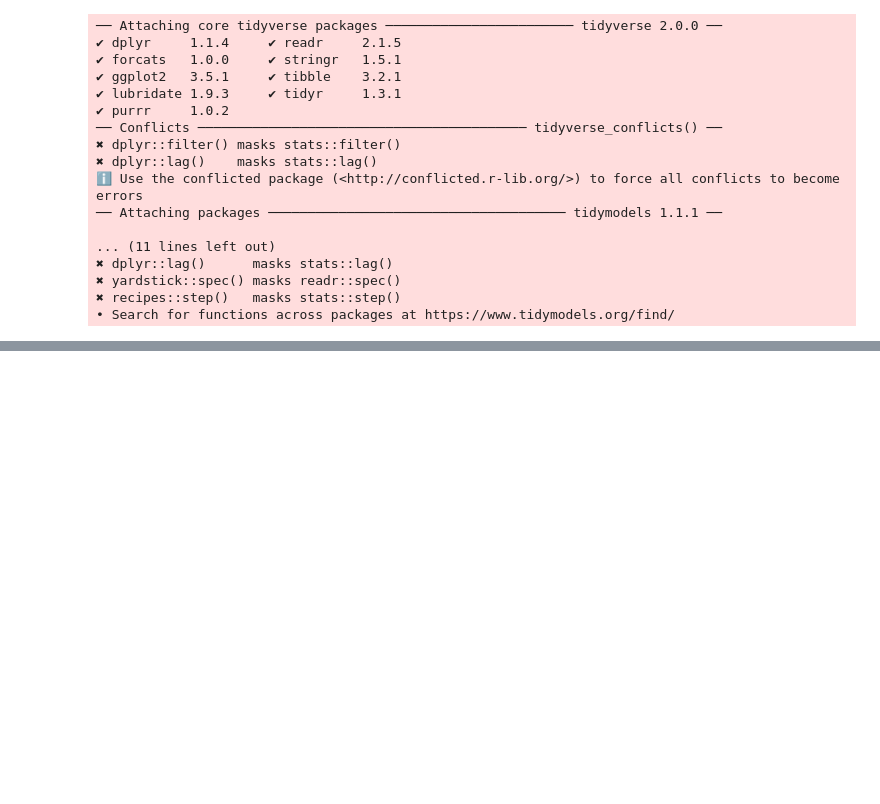
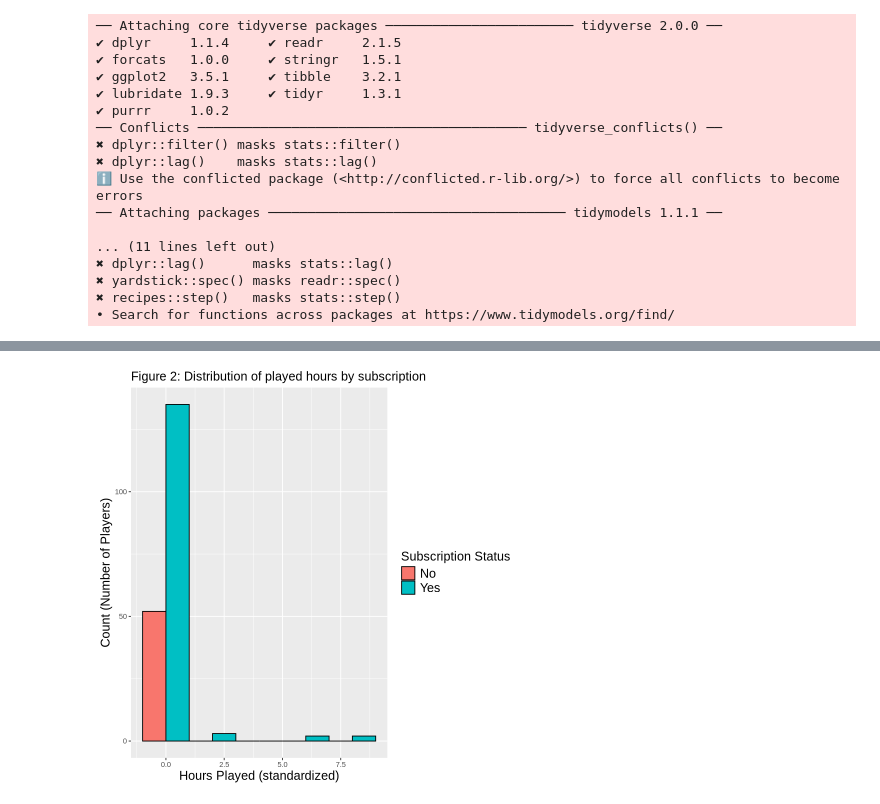
Before and after one commit to KPS-KV/project-009-grp45, a Jupyter notebook: Khush.ipynb, the cells around one changed output, grey strips where cells are left out. Saved outputs shown, nothing was run; the diff lists cells and outputs as text; code cells hidden in the pictures; blank space fills up the shorter version.

```diff
--- a/Khush.ipynb
+++ b/Khush.ipynb
@@ -65,0 +175,19 @@ library(tidymodels)
+# %%
+#Distribution of played hours by subscription Histogram.
+#This helps visualize whether how much the individuals play the game affects their subscription status.
+
+hours_played_plot <- ggplot(players, aes(x = played_hours, fill = subscribe)) +
+geom_histogram(binwidth = 2, color = "black", position = "dodge") +
+labs(x = "Hours Played (standardized)",
+     y = "Count (Number of Players)",
+     title = "Figure 2: Distribution of played hours by subscription",
+    fill = "Subscription Status") +
+theme(plot.title = element_text(size = 15),
+      axis.title = element_text(size = 15),
+      legend.title = element_text(size = 15),
+      legend.text = element_text(size = 15))
+
+#view the plot
+hours_played_plot
+# %% [output]
+[figure, added]
```
Also changed, not shown: parts of 6 cells of this notebook.
